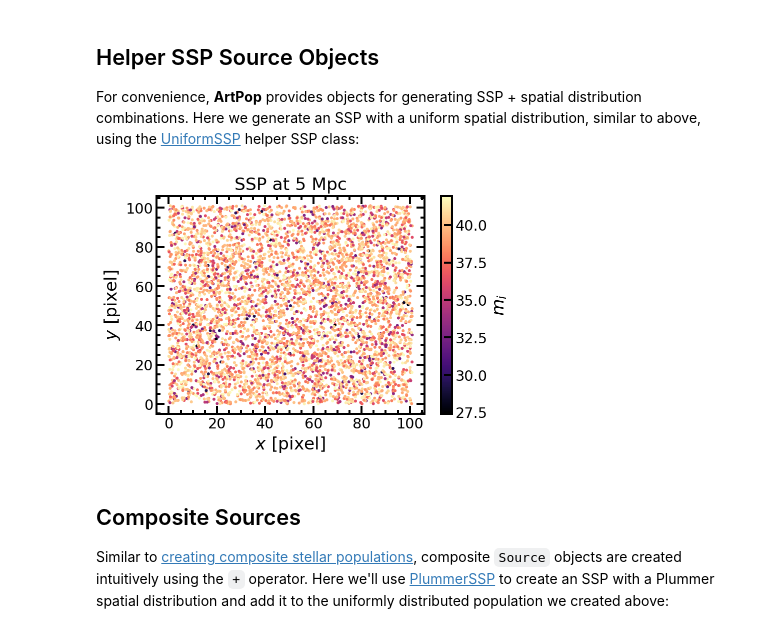
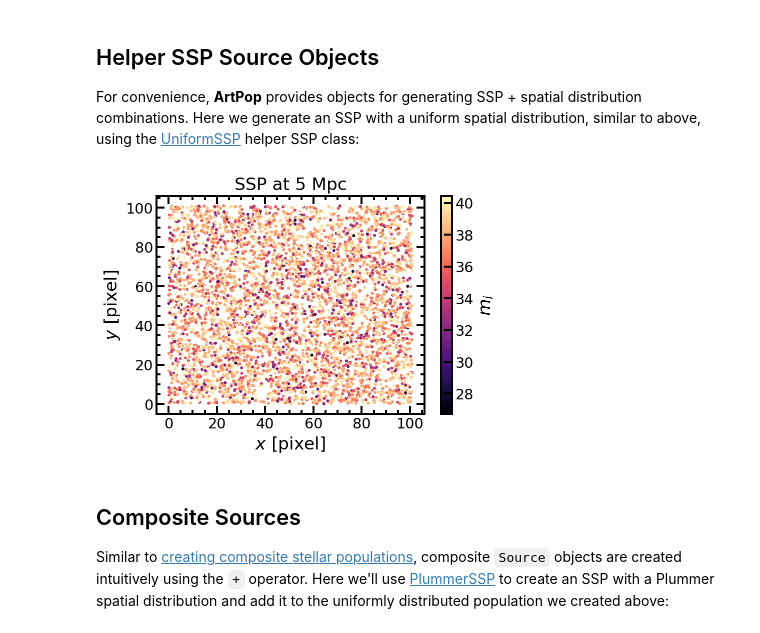
Before and after one commit to ArtificialStellarPopulations/ArtPop, a Jupyter notebook: docs/tutorials/source.ipynb, the cells around one changed output. Drawn from its saved outputs; the diff is of its cells as text; code cells hidden in the pictures.

Commit message:
finshed source and imager tutorials

```diff
--- a/docs/tutorials/source.ipynb
+++ b/docs/tutorials/source.ipynb
@@ -129,31 +128,32 @@ For convenience, **ArtPop** provides objects for generating SSP + spatial distri
 # %%
 # let's put the population at 5 Mpc
 distance = 5 * u.Mpc
 
 # create ssp distributed uniformly in space
 src_uniform = artpop.UniformSSP(
-    log_age = 9,           # log of age in years
-    feh = -1,              # metallicity [Fe/H]
-    phot_system = 'LSST',  # photometric system(s)
-    distance = distance,   # distance to system
-    xy_dim = 101,          # image dimension (101, 101)
-    sb = 24,               # surface brightness (SB)
-    sb_bandpass='LSST_i',  # band pass to calculate SB
+    log_age = 9,          # log of age in years
+    feh = -1,             # metallicity [Fe/H]
+    phot_system = 'LSST', # photometric system(s)
+    distance = distance,  # distance to system
+    xy_dim = 101,         # image dimension (101, 101)
+    sb = 24,              # surface brightness (SB)
+    sb_bandpass='LSST_i', # band pass to calculate SB
+    random_state = rng,   # random state for reproducibility
 )
 
 # plot positions with symbols colored by i-band mags
 idx = rng.choice(np.arange(src_uniform.num_stars), 5000, replace=False)
 plt.scatter(src_uniform.x[idx], src_uniform.y[idx], s=4,
-            c=src.mags['LSST_i'][idx], cmap='magma')
+            c=src_uniform.mags['LSST_i'][idx], cmap='magma')
 
 cbar = plt.colorbar()
 cbar.ax.set_ylabel('$m_i$')
 plt.xlabel('$x$ [pixel]')
 plt.ylabel('$y$ [pixel]')
 plt.title(f'SSP at {distance:.0f}')
 plt.minorticks_on();
 # %% [output]
-[figure, old version]
+[figure, new version]
 # %% [markdown]
 ## Composite Sources
 
```
Also changed, not shown: parts of 8 cells of this notebook, 4 other files.
